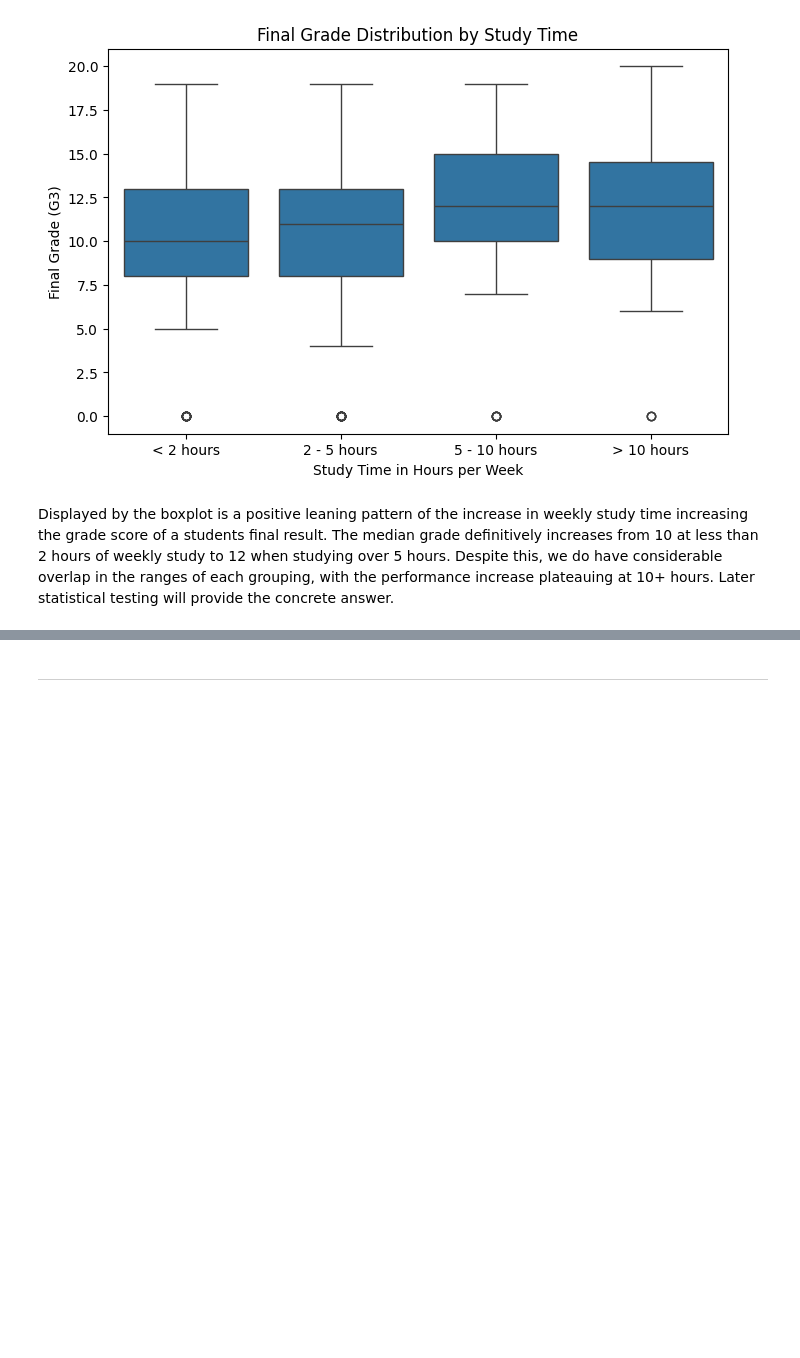
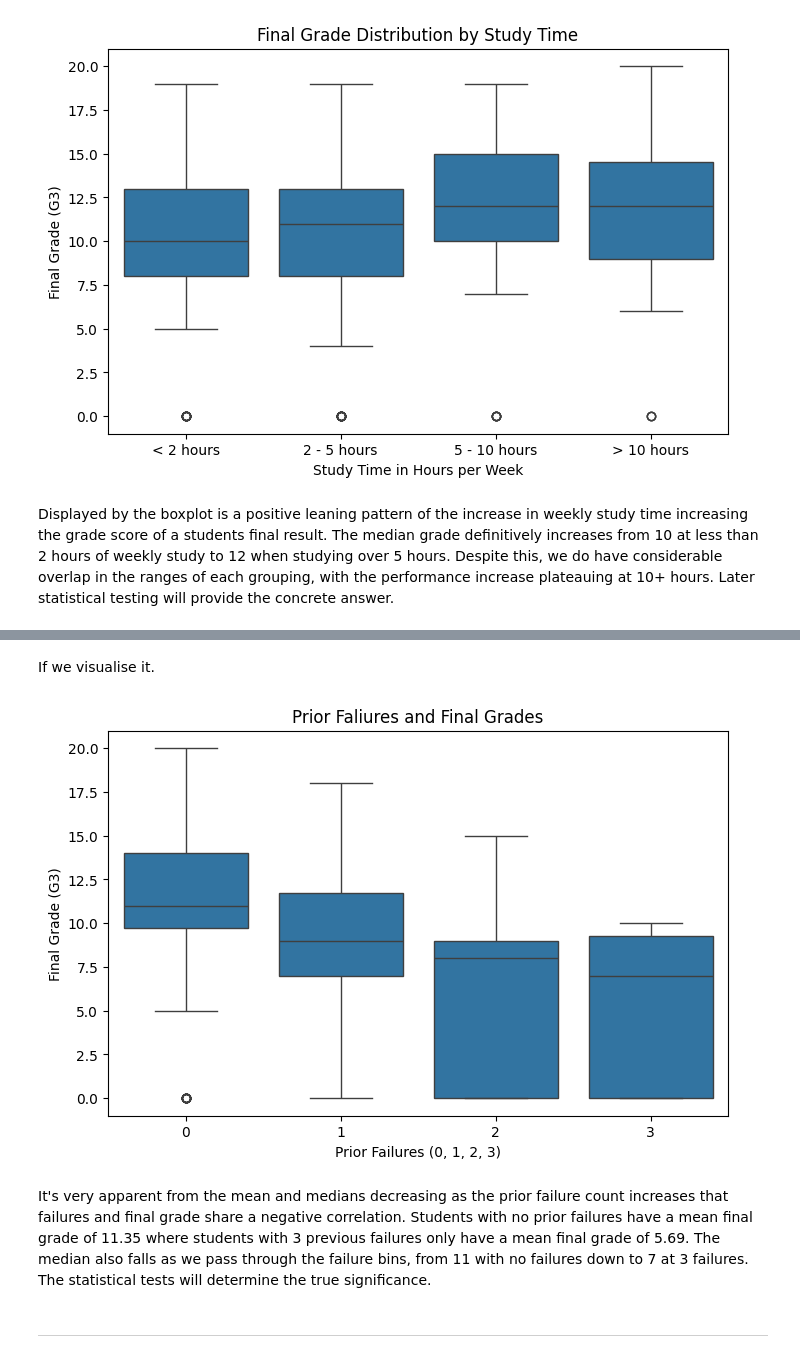
Before and after one commit to 13NateMate37/NHastings_StudentsWhoSlipOnMaths_CI_Capstone_3, a Jupyter notebook: jupyter_notebooks/2_EDA.ipynb, the cells around one changed output, grey strips where cells are left out. Drawn from its saved outputs; the diff is of its cells as text; code cells hidden in the pictures; blank space fills up the shorter version.

```diff
--- a/jupyter_notebooks/2_EDA.ipynb
+++ b/jupyter_notebooks/2_EDA.ipynb
@@ -206,2 +252,22 @@ Displayed by the boxplot is a positive leaning pattern of the increase in weekly
+# %% [markdown]
+If we visualise it.
+# %%
+# Make and view the plot
+plt.figure(figsize=(8,5))
+sns.boxplot(
+    data=df_cleaned,
+    x="failures",
+    y="G3"
+)
+
+plt.title("Prior Faliures and Final Grades")
+plt.xlabel("Prior Failures (0, 1, 2, 3)")
+plt.ylabel("Final Grade (G3)")
+
+plt.show()
+# %% [output]
+[figure, added]
+# %% [markdown]
+It's very apparent from the mean and medians decreasing as the prior failure count increases that failures and final grade share a negative correlation. Students with no prior failures have a mean final grade of 11.35 where students with 3 previous failures only have a mean final grade of 5.69. The median also falls as we pass through the failure bins, from 11 with no failures down to 7 at 3 failures. The statistical tests will determine the true significance.
 # %% [markdown]
 ---
```
Also changed, not shown: parts of 6 cells of this notebook.
